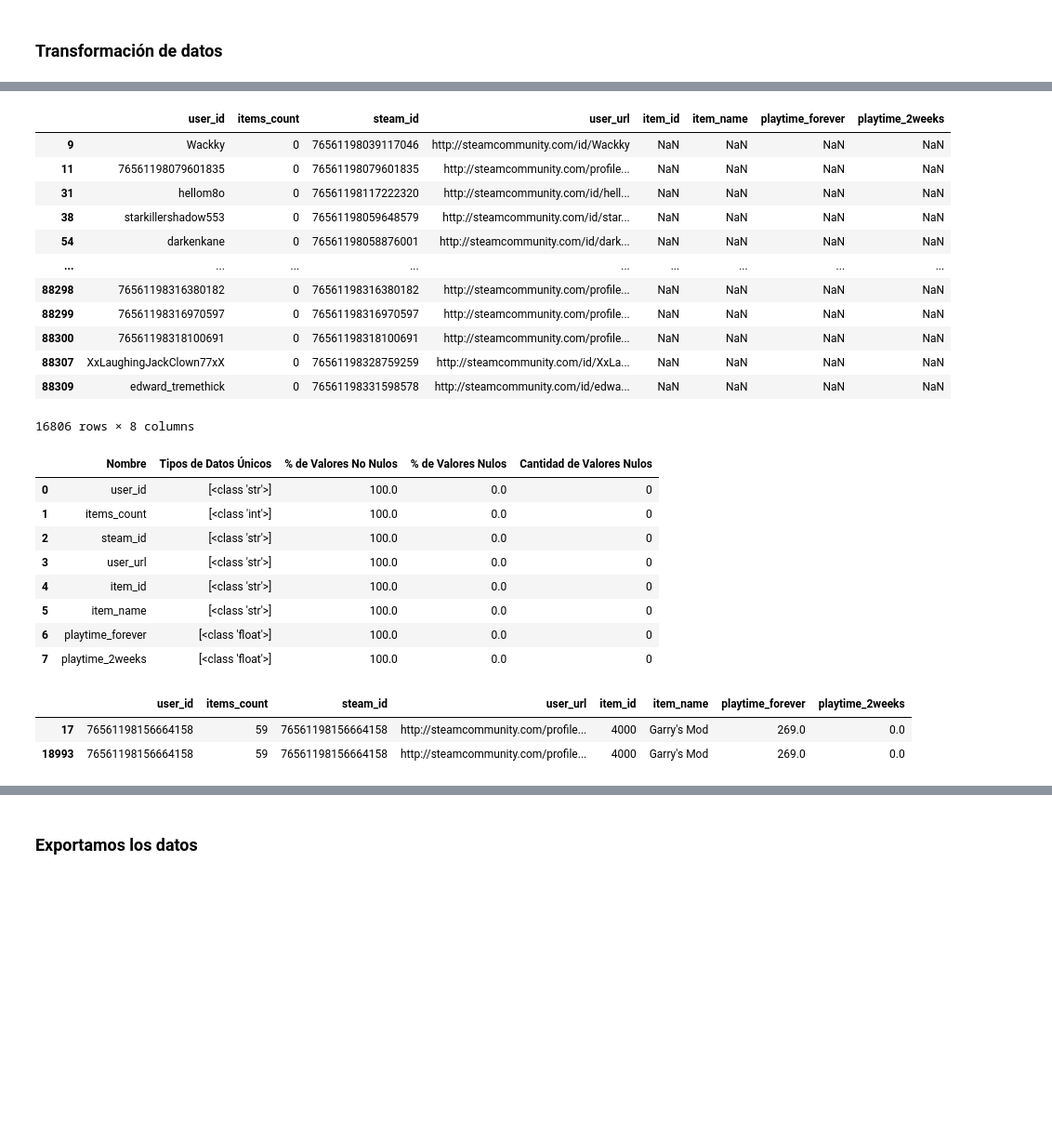
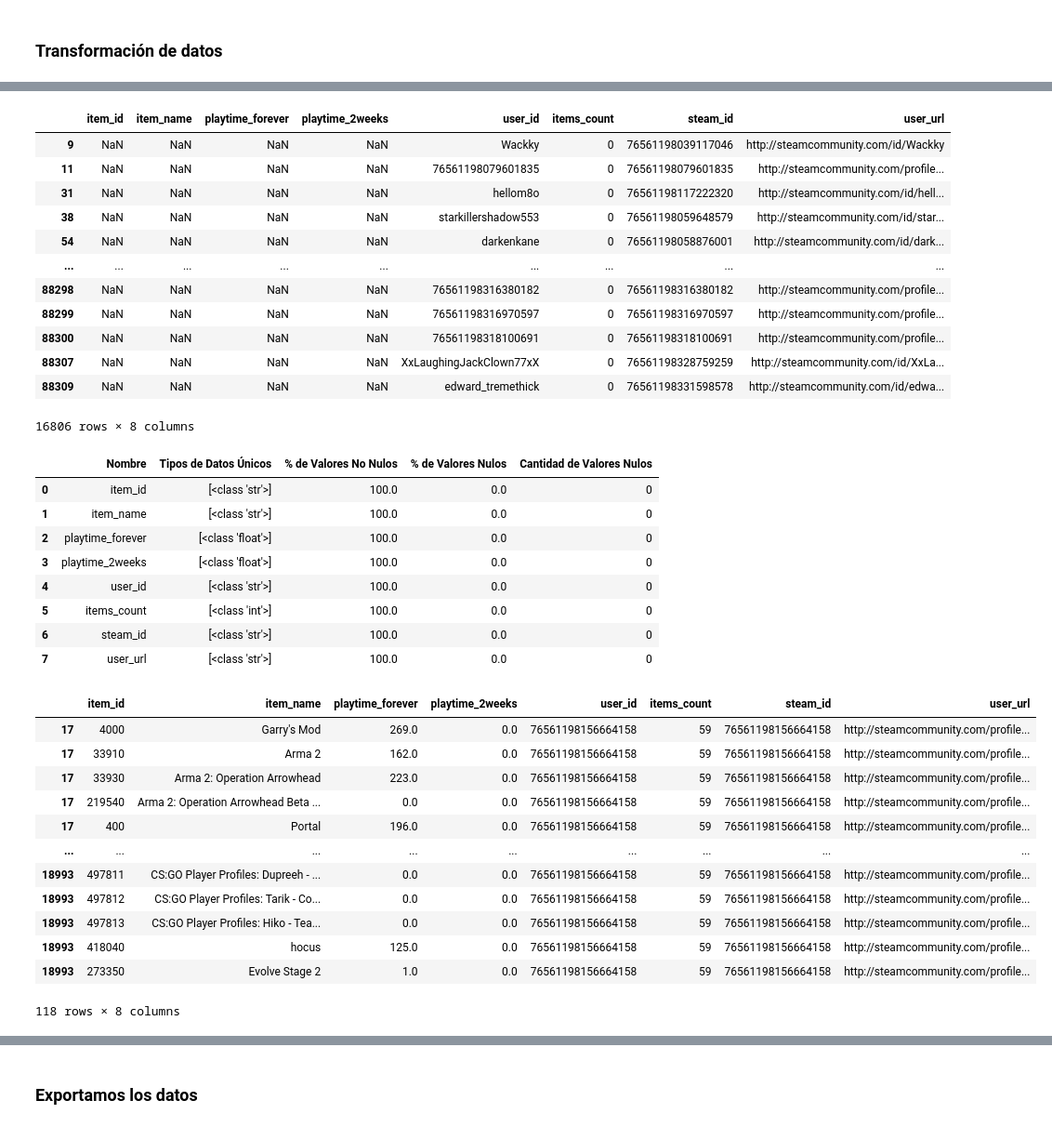
Before and after one commit to MaximilianoTauil/Individual_Proyecto, a Jupyter notebook: Notebooks/ETL_user.ipynb, the cells around one changed output, grey strips where cells are left out. Shown: that part at 93% size. Drawn from its saved outputs; the diff is of its cells as text; code cells hidden in the pictures; blank space fills up the shorter version.

```diff
--- a/Notebooks/ETL_user.ipynb
+++ b/Notebooks/ETL_user.ipynb
@@ -15,7 +15,9 @@ with open('../datasets/australian_users_items.json',encoding='utf-8') as r:
     for lines in r.readlines():
         filas.append(ast.literal_eval(lines))
 
-
 data_items = pd.DataFrame(filas)
-data_items
+data_items_1 = data_items.explode(['items'])
+data_item_2 = pd.json_normalize(data_items_1['items']).set_index(data_items_1['items'].index)
+data_items3= pd.concat([data_item_2, data_items_1], axis=1)
+data_items3
 # %% [output]
@@ -83,4 +67,2 @@ data_desanidado
 # %%
-data_items = pd.concat([data_items,data_desanidado],axis=1)
-data_items = data_items.drop(columns='items',axis=1)
-data_items
+data_items3 = data_items3.drop(columns='items',axis=1)
@@ -113,41 +81,51 @@ Herr.analizar_datos(data_items)
 # %%
 #Se filtraron filas con valores nulos en las cuatro columnas
-filas_con_nulos = data_items[data_items[['item_id', 'item_name', 'playtime_forever', 'playtime_2weeks']].isnull().any(axis=1)]
+filas_con_nulos = data_items3[data_items3[['item_id', 'item_name', 'playtime_forever', 'playtime_2weeks']].isnull().any(axis=1)]
 
 filas_con_nulos
 # %% [output]
-|  | user_id | items_count | steam_id | user_url | item_id | item_name | playtime_forever | playtime_2weeks |
-| 9 | Wackky | 0 | 76561198039117046 | http://steamcommunity.com/id/Wackky | NaN | NaN | NaN | NaN |
-| 11 | 76561198079601835 | 0 | 76561198079601835 | http://steamcommunity.com/profile... | NaN | NaN | NaN | NaN |
-| 31 | hellom8o | 0 | 76561198117222320 | http://steamcommunity.com/id/hell... | NaN | NaN | NaN | NaN |
-| 38 | starkillershadow553 | 0 | 76561198059648579 | http://steamcommunity.com/id/star... | NaN | NaN | NaN | NaN |
-| 54 | darkenkane | 0 | 76561198058876001 | http://steamcommunity.com/id/dark... | NaN | NaN | NaN | NaN |
+|  | item_id | item_name | playtime_forever | playtime_2weeks | user_id | items_count | steam_id | user_url |
+| 9 | NaN | NaN | NaN | NaN | Wackky | 0 | 76561198039117046 | http://steamcommunity.com/id/Wackky |
+| 11 | NaN | NaN | NaN | NaN | 76561198079601835 | 0 | 76561198079601835 | http://steamcommunity.com/profile... |
+| 31 | NaN | NaN | NaN | NaN | hellom8o | 0 | 76561198117222320 | http://steamcommunity.com/id/hell... |
+| 38 | NaN | NaN | NaN | NaN | starkillershadow553 | 0 | 76561198059648579 | http://steamcommunity.com/id/star... |
+| 54 | NaN | NaN | NaN | NaN | darkenkane | 0 | 76561198058876001 | http://steamcommunity.com/id/dark... |
 | ... | ... | ... | ... | ... | ... | ... | ... | ... |
-| 88298 | 76561198316380182 | 0 | 76561198316380182 | http://steamcommunity.com/profile... | NaN | NaN | NaN | NaN |
-| 88299 | 76561198316970597 | 0 | 76561198316970597 | http://steamcommunity.com/profile... | NaN | NaN | NaN | NaN |
-| 88300 | 76561198318100691 | 0 | 76561198318100691 | http://steamcommunity.com/profile... | NaN | NaN | NaN | NaN |
-| 88307 | XxLaughingJackClown77xX | 0 | 76561198328759259 | http://steamcommunity.com/id/XxLa... | NaN | NaN | NaN | NaN |
-| 88309 | edward_tremethick | 0 | 76561198331598578 | http://steamcommunity.com/id/edwa... | NaN | NaN | NaN | NaN |
+| 88298 | NaN | NaN | NaN | NaN | 76561198316380182 | 0 | 76561198316380182 | http://steamcommunity.com/profile... |
+| 88299 | NaN | NaN | NaN | NaN | 76561198316970597 | 0 | 76561198316970597 | http://steamcommunity.com/profile... |
+| 88300 | NaN | NaN | NaN | NaN | 76561198318100691 | 0 | 76561198318100691 | http://steamcommunity.com/profile... |
+| 88307 | NaN | NaN | NaN | NaN | XxLaughingJackClown77xX | 0 | 76561198328759259 | http://steamcommunity.com/id/XxLa... |
+| 88309 | NaN | NaN | NaN | NaN | edward_tremethick | 0 | 76561198331598578 | http://steamcommunity.com/id/edwa... |
 16806 rows × 8 columns
 # %%
-data_items = data_items.dropna(subset=['item_id','item_name','playtime_forever','playtime_2weeks'])
-Herr.analizar_datos(data_items)
+data_items3 = data_items3.dropna(subset=['item_id','item_name','playtime_forever','playtime_2weeks'])
+Herr.analizar_datos(data_items3)
 # %% [output]
 |  | Nombre | Tipos de Datos Únicos | % de Valores No Nulos | % de Valores Nulos | Cantidad de Valores Nulos |
-| 0 | user_id | [<class 'str'>] | 100.0 | 0.0 | 0 |
-| 1 | items_count | [<class 'int'>] | 100.0 | 0.0 | 0 |
-| 2 | steam_id | [<class 'str'>] | 100.0 | 0.0 | 0 |
-| 3 | user_url | [<class 'str'>] | 100.0 | 0.0 | 0 |
-| 4 | item_id | [<class 'str'>] | 100.0 | 0.0 | 0 |
-| 5 | item_name | [<class 'str'>] | 100.0 | 0.0 | 0 |
-| 6 | playtime_forever | [<class 'float'>] | 100.0 | 0.0 | 0 |
-| 7 | playtime_2weeks | [<class 'float'>] | 100.0 | 0.0 | 0 |
+| 0 | item_id | [<class 'str'>] | 100.0 | 0.0 | 0 |
+| 1 | item_name | [<class 'str'>] | 100.0 | 0.0 | 0 |
+| 2 | playtime_forever | [<class 'float'>] | 100.0 | 0.0 | 0 |
+| 3 | playtime_2weeks | [<class 'float'>] | 100.0 | 0.0 | 0 |
+| 4 | user_id | [<class 'str'>] | 100.0 | 0.0 | 0 |
+| 5 | items_count | [<class 'int'>] | 100.0 | 0.0 | 0 |
+| 6 | steam_id | [<class 'str'>] | 100.0 | 0.0 | 0 |
+| 7 | user_url | [<class 'str'>] | 100.0 | 0.0 | 0 |
 # %%
-duplicados = data_items[data_items.duplicated(keep=False)]
+duplicados = data_items3[data_items3.duplicated(keep=False)]
 usuario = '76561198156664158'
 duplicados_usuario = duplicados[duplicados['user_id'] == usuario]
 duplicados_usuario
 # %% [output]
-|  | user_id | items_count | steam_id | user_url | item_id | item_name | playtime_forever | playtime_2weeks |
-| 17 | 76561198156664158 | 59 | 76561198156664158 | http://steamcommunity.com/profile... | 4000 | Garry's Mod | 269.0 | 0.0 |
-| 18993 | 76561198156664158 | 59 | 76561198156664158 | http://steamcommunity.com/profile... | 4000 | Garry's Mod | 269.0 | 0.0 |
+|  | item_id | item_name | playtime_forever | playtime_2weeks | user_id | items_count | steam_id | user_url |
+| 17 | 4000 | Garry's Mod | 269.0 | 0.0 | 76561198156664158 | 59 | 76561198156664158 | http://steamcommunity.com/profile... |
+| 17 | 33910 | Arma 2 | 162.0 | 0.0 | 76561198156664158 | 59 | 76561198156664158 | http://steamcommunity.com/profile... |
+| 17 | 33930 | Arma 2: Operation Arrowhead | 223.0 | 0.0 | 76561198156664158 | 59 | 76561198156664158 | http://steamcommunity.com/profile... |
+| 17 | 219540 | Arma 2: Operation Arrowhead Beta ... | 0.0 | 0.0 | 76561198156664158 | 59 | 76561198156664158 | http://steamcommunity.com/profile... |
+| 17 | 400 | Portal | 196.0 | 0.0 | 76561198156664158 | 59 | 76561198156664158 | http://steamcommunity.com/profile... |
+| ... | ... | ... | ... | ... | ... | ... | ... | ... |
+| 18993 | 497811 | CS:GO Player Profiles: Dupreeh - ... | 0.0 | 0.0 | 76561198156664158 | 59 | 76561198156664158 | http://steamcommunity.com/profile... |
+| 18993 | 497812 | CS:GO Player Profiles: Tarik - Co... | 0.0 | 0.0 | 76561198156664158 | 59 | 76561198156664158 | http://steamcommunity.com/profile... |
+| 18993 | 497813 | CS:GO Player Profiles: Hiko - Tea... | 0.0 | 0.0 | 76561198156664158 | 59 | 76561198156664158 | http://steamcommunity.com/profile... |
+| 18993 | 418040 | hocus | 125.0 | 0.0 | 76561198156664158 | 59 | 76561198156664158 | http://steamcommunity.com/profile... |
+| 18993 | 273350 | Evolve Stage 2 | 1.0 | 0.0 | 76561198156664158 | 59 | 76561198156664158 | http://steamcommunity.com/profile... |
+118 rows × 8 columns
```
Also changed, not shown: parts of 10 cells of this notebook, 4 other files.
